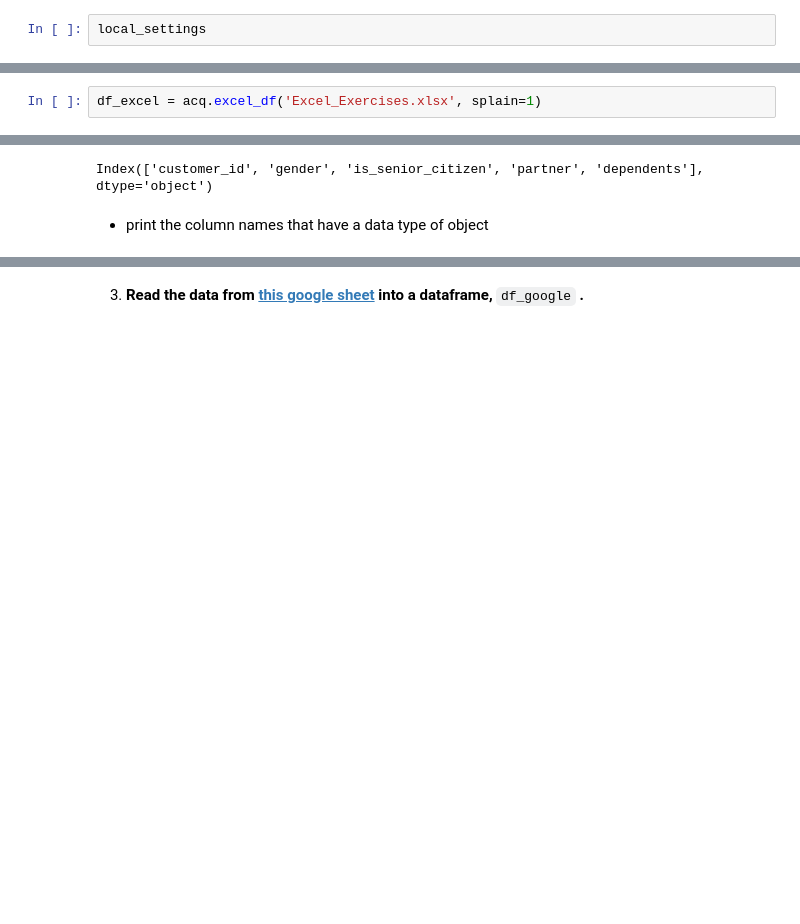
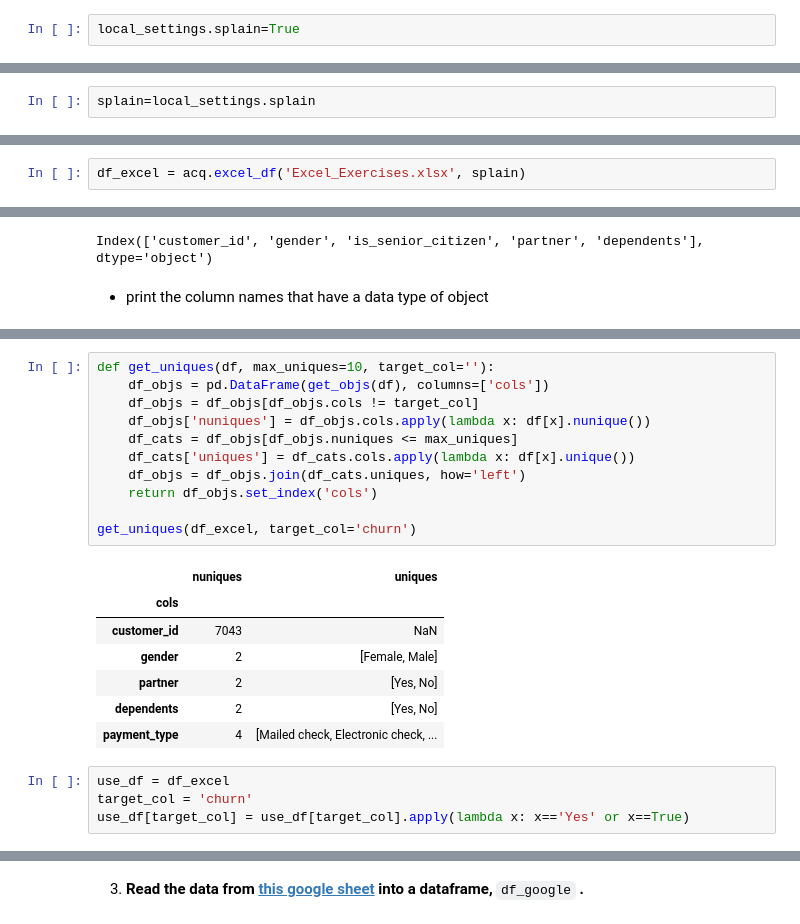
Before and after one commit to kjeliasen/ds-methodologies-exercises, a Jupyter notebook: classification/classification_exercises.ipynb, the cells around one changed output, grey strips where cells are left out. Cells and saved outputs as stored; diff of their text form; blank space fills up the shorter version.

```diff
--- a/classification/classification_exercises.ipynb
+++ b/classification/classification_exercises.ipynb
@@ -22,2 +32,2 @@ local_settings['SPLAIN']=1
 # %%
-local_settings
+local_settings.splain=True
@@ -31,3 +34,5 @@ local_settings
+# %%
+splain=local_settings.splain
 # %% [markdown]
 ### In a jupyter notebook, `classification_exercises.ipynb`:
 # %% [markdown]
@@ -109,6 +114,6 @@ df_iris.describe()
 `df_excel`
 **.**
 # %%
-df_excel = acq.excel_df('Excel_Exercises.xlsx', splain=1)
+df_excel = acq.excel_df('Excel_Exercises.xlsx', splain)
 # %% [output]
 starting excel_df
@@ -200,0 +181,23 @@ df_excel.describe()
+# %%
+def get_uniques(df, max_uniques=10, target_col=''):
+    df_objs = pd.DataFrame(get_objs(df), columns=['cols'])
+    df_objs = df_objs[df_objs.cols != target_col]
+    df_objs['nuniques'] = df_objs.cols.apply(lambda x: df[x].nunique())
+    df_cats = df_objs[df_objs.nuniques <= max_uniques]
+    df_cats['uniques'] = df_cats.cols.apply(lambda x: df[x].unique())
+    df_objs = df_objs.join(df_cats.uniques, how='left')
+    return df_objs.set_index('cols')
+
+get_uniques(df_excel, target_col='churn')
+# %% [output]
+|  | nuniques | uniques |
+| cols |  |  |
+| customer_id | 7043 | NaN |
+| gender | 2 | [Female, Male] |
+| partner | 2 | [Yes, No] |
+| dependents | 2 | [Yes, No] |
+| payment_type | 4 | [Mailed check, Electronic check, ... |
+# %%
+use_df = df_excel
+target_col = 'churn'
+use_df[target_col] = use_df[target_col].apply(lambda x: x=='Yes' or x==True)
```
Also changed, not shown: parts of 30 cells of this notebook, 3 other files.
